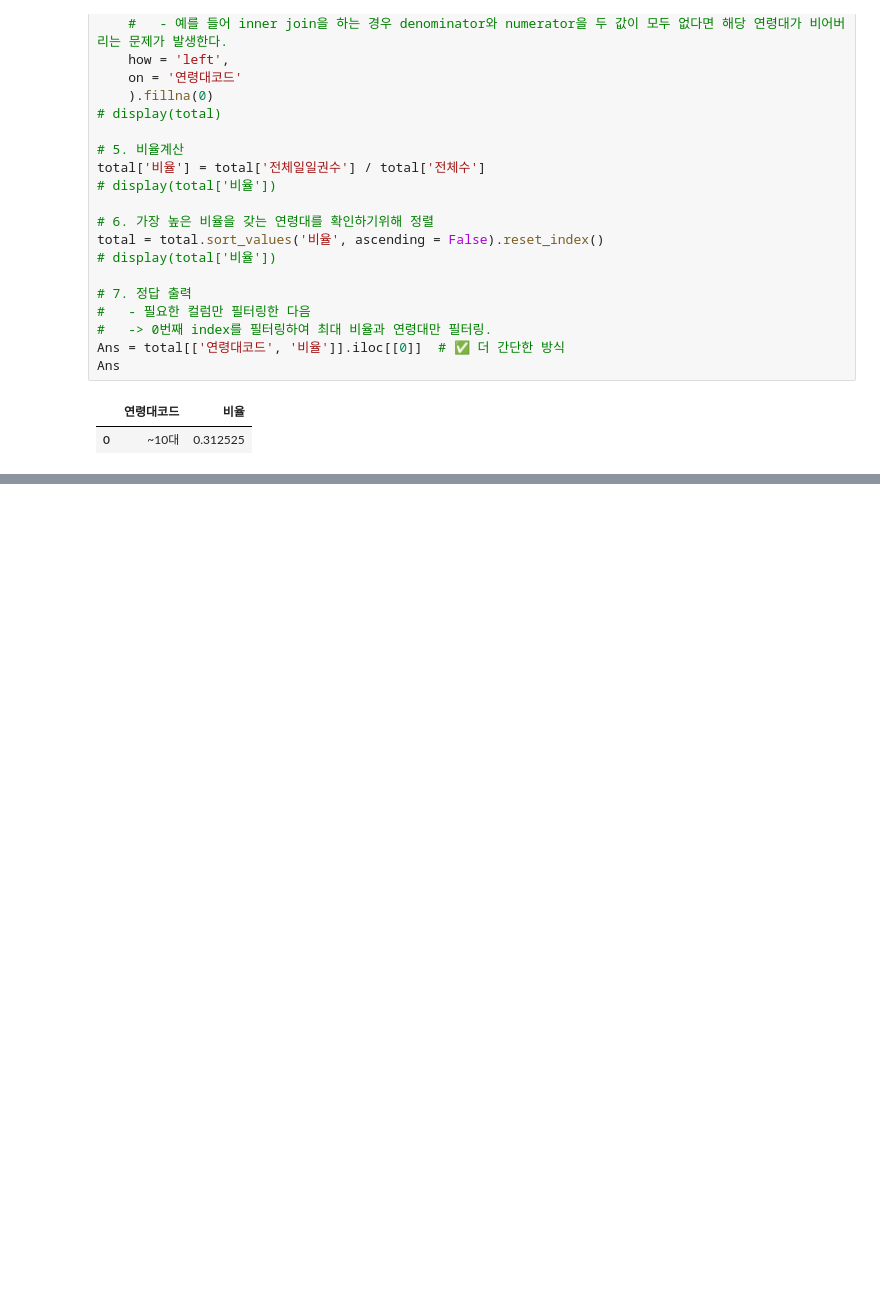
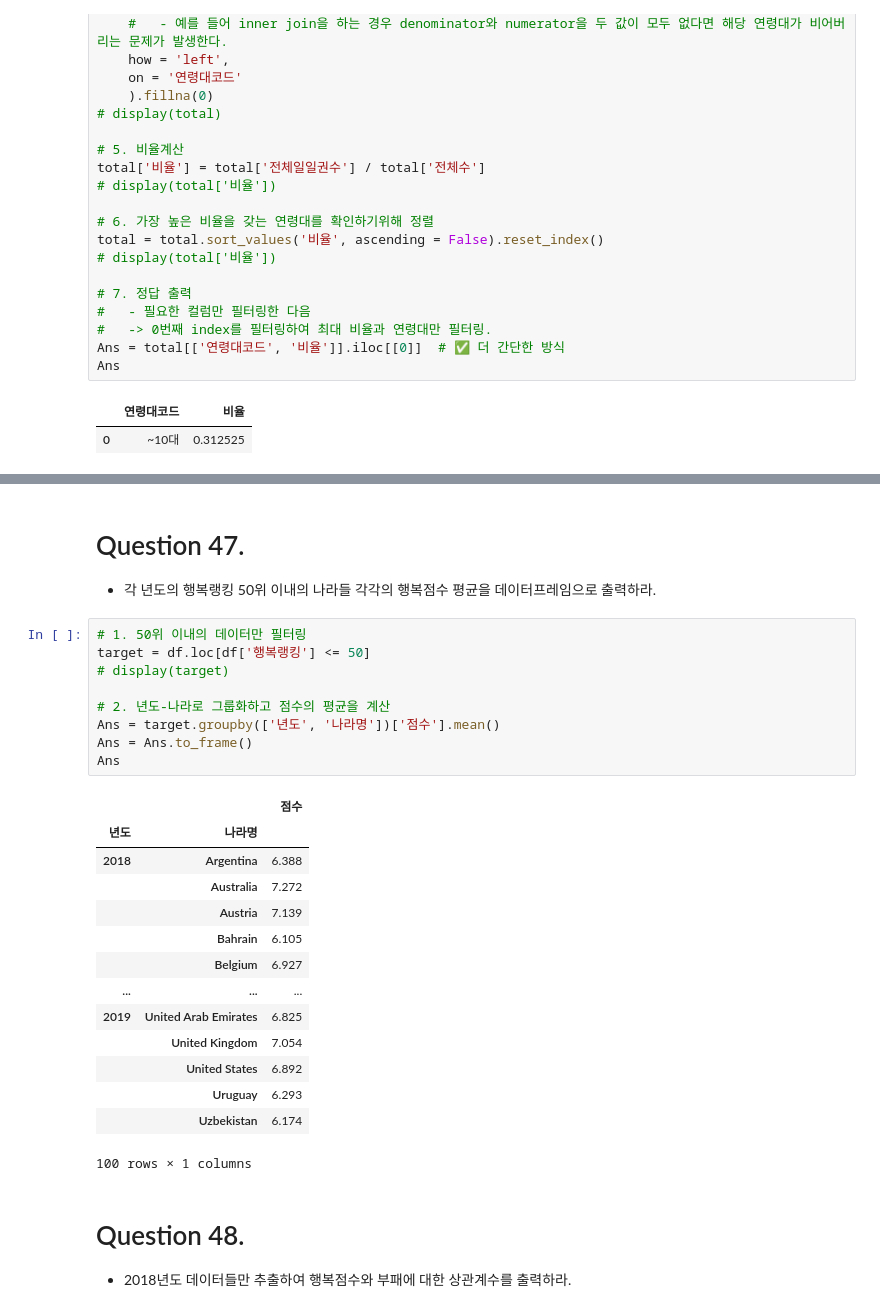
Before and after one commit to LWH4Data/Certifications, a Jupyter notebook: 빅분기/01_작업 1유형/sol.ipynb, the cells around one changed output, grey strips where cells are left out. Saved outputs shown, nothing was run; the diff lists cells and outputs as text; blank space fills up the shorter version.

```diff
--- a/빅분기/01_작업 1유형/sol.ipynb
+++ b/빅분기/01_작업 1유형/sol.ipynb
@@ -997,0 +1164,30 @@ Ans
+# %% [markdown]
+# Question 47.
+- 각 년도의 행복랭킹 50위 이내의 나라들 각각의 행복점수 평균을 데이터프레임으로 출력하라.
+# %%
+# 1. 50위 이내의 데이터만 필터링
+target = df.loc[df['행복랭킹'] <= 50]
+# display(target)
+
+# 2. 년도-나라로 그룹화하고 점수의 평균을 계산
+Ans = target.groupby(['년도', '나라명'])['점수'].mean()
+Ans = Ans.to_frame()
+Ans
+# %% [output]
+|  |  | 점수 |
+| 년도 | 나라명 |  |
+| 2018 | Argentina | 6.388 |
+|  | Australia | 7.272 |
+|  | Austria | 7.139 |
+|  | Bahrain | 6.105 |
+|  | Belgium | 6.927 |
+| ... | ... | ... |
+| 2019 | United Arab Emirates | 6.825 |
+|  | United Kingdom | 7.054 |
+|  | United States | 6.892 |
+|  | Uruguay | 6.293 |
+|  | Uzbekistan | 6.174 |
+100 rows × 1 columns
+# %% [markdown]
+# Question 48.
+- 2018년도 데이터들만 추출하여 행복점수와 부패에 대한 상관계수를 출력하라.
```
Also changed, not shown: parts of 34 cells of this notebook.
